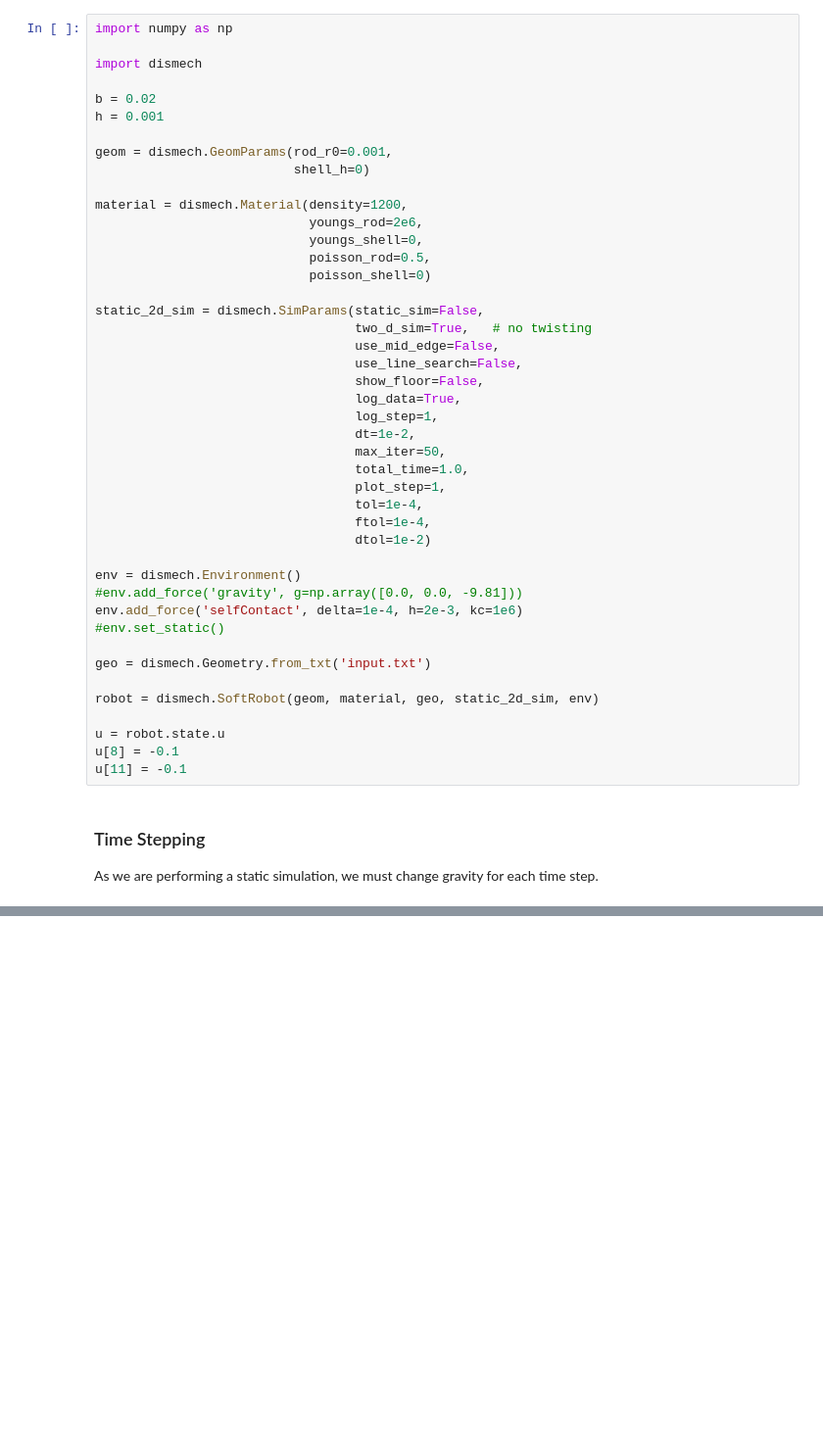
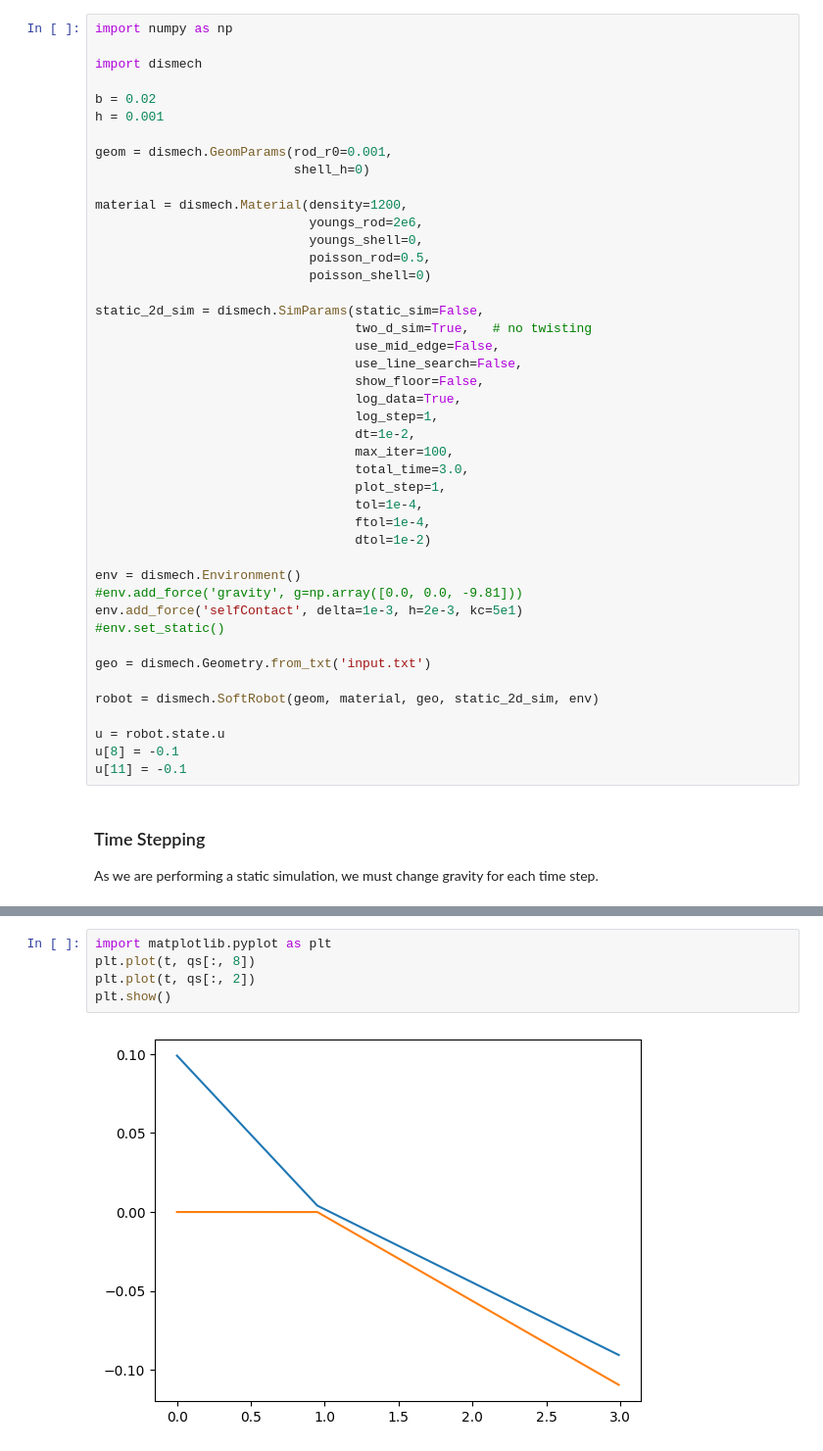
Before and after one commit to StructuresComp/dismech-python, a Jupyter notebook: imc_contact.ipynb, the cells around one changed output, grey strips where cells are left out. Shown: that part at 98% size. Saved outputs shown, nothing was run; the diff lists cells and outputs as text; blank space fills up the shorter version.

Commit message:
added contact set for first iter

```diff
--- a/imc_contact.ipynb
+++ b/imc_contact.ipynb
@@ -25,8 +25,8 @@ static_2d_sim = dismech.SimParams(static_sim=False,
                                   log_data=True,
                                   log_step=1,
                                   dt=1e-2,
-                                  max_iter=50,
-                                  total_time=1.0,
+                                  max_iter=100,
+                                  total_time=3.0,
                                   plot_step=1,
                                   tol=1e-4,
                                   ftol=1e-4,
@@ -34,7 +34,7 @@ static_2d_sim = dismech.SimParams(static_sim=False,
 
 env = dismech.Environment()
 #env.add_force('gravity', g=np.array([0.0, 0.0, -9.81]))
-env.add_force('selfContact', delta=1e-4, h=2e-3, kc=1e6)
+env.add_force('selfContact', delta=1e-3, h=2e-3, kc=5e1)
 #env.set_static()
 
 geo = dismech.Geometry.from_txt('input.txt')
@@ -83,0 +81,7 @@ fig.show()
+# %%
+import matplotlib.pyplot as plt
+plt.plot(t, qs[:, 8])
+plt.plot(t, qs[:, 2])
+plt.show()
+# %% [output]
+[figure, added]
```
Also changed, not shown: parts of 5 cells of this notebook, 11 other files.
